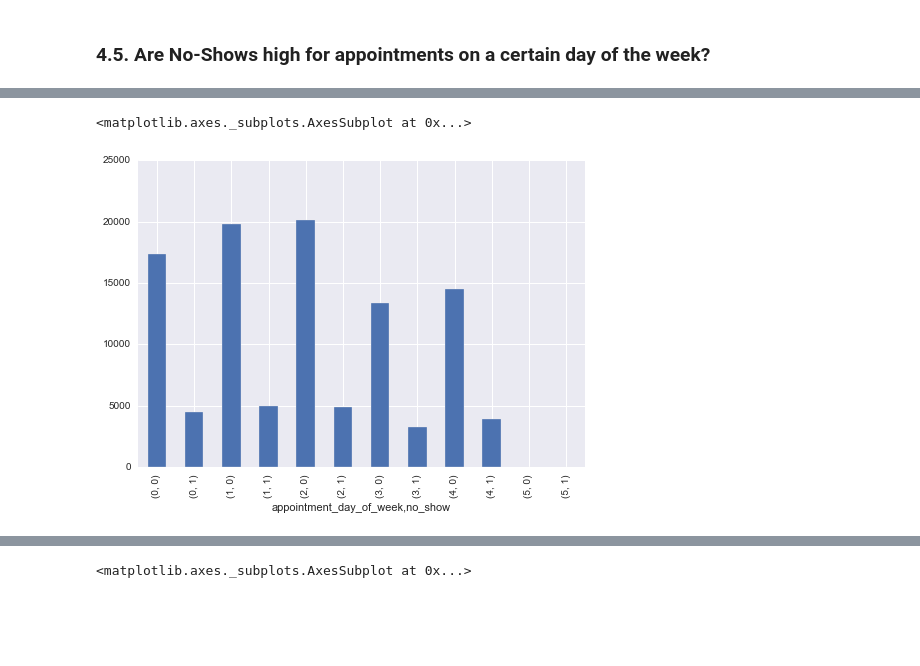
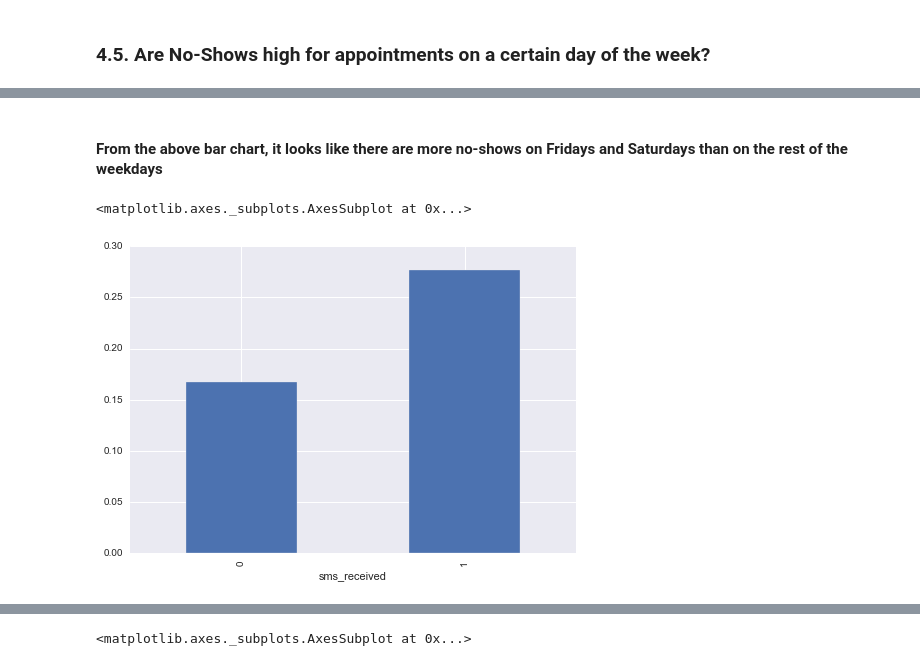
Before and after one commit to walidsi/Udacity_ADA, a Jupyter notebook: No_Show_Appointments_Analysis.ipynb, the cells around one changed output, grey strips where cells are left out. Cells and saved outputs as stored; diff of their text form; code cells hidden in the pictures; blank space fills up the shorter version.

```diff
--- a/No_Show_Appointments_Analysis.ipynb
+++ b/No_Show_Appointments_Analysis.ipynb
@@ -212,7 +214,9 @@ df.head()
 | 4 | 8.841186e+12 | 5642494 | F | 2016-04-29 16:07:23+00:00 | 2016-04-29 00:00:00+00:00 | 56 | JARDIM DA PENHA | 0 | ... |
 # %%
 # Rename columns to lowercase and insert _ to separate words
-df.rename(columns = {'Gender': 'gender',
+df.rename(columns = {'PatientId': 'patient_id',
+                    'AppointmentID': 'appointment_id',
+                    'Gender': 'gender',
                     'ScheduledDay': 'scheduled_day',
                     'AppointmentDay': 'appointment_day',
                     'Age': 'age',
@@ -227,5 +231,5 @@ df.rename(columns = {'Gender': 'gender',
                     'AppointmentDayOfWeek': 'appointment_day_of_week'}, inplace=True)
 # %%
 # drop PatientId and AppointmentID columns as we will not need them for our analysis
-df.drop(['PatientId', 'AppointmentID'], axis=1, inplace=True)
+#df.drop(['PatientId', 'AppointmentID'], axis=1, inplace=True)
 # %%
@@ -233,4 +237,7 @@ df.drop(['PatientId', 'AppointmentID'], axis=1, inplace=True)
 df['no_show'] = df['no_show'].map({'Yes': 1, 'No': 0})
+# %%
+#Convert handcap column to 1,0 for better analysis
+df['handcap'] = df['handcap'].map({0: 0, 1: 1, 2: 1, 3: 1, 4: 1})
 # %%
 # Create a column for the number of days between scheduling the appoointment and the appointment date
 df['lead_days'] = df['appointment_day'].apply(lambda x: x.date) - df['scheduled_day'].apply(lambda x: x.date)
@@ -351,0 +366,7 @@ for att in attributes:
+# %%
+plt.style.use('seaborn')
+labels = ['Showed Up', 'No Show']
+
+fig, ax = plt.subplots(1, 2, figsize=(16, 6))
+df.groupby(['scholarship', 'no_show']).size()[0].plot(kind='pie', autopct='%1.1f%%', shadow=True, startangle=100, explode=(0.1, 0), labels=labels, ylabel="No Scholarship", ax=ax[0])
+df.groupby(['scholarship', 'no_show']).size()[1].plot(kind='pie', autopct='%1.1f%%', shadow=True, startangle=100, explode=(0.1, 0), labels=labels, ylabel="With Scholarship", ax=ax[1])
@@ -354,6 +406,8 @@ for att in attributes:
+# %% [markdown]
+#### From the above bar chart, it looks like there are more no-shows on Fridays and Saturdays than on the rest of the weekdays
 # %%
-group_counts = df.groupby(['appointment_day_of_week']).no_show.value_counts()
+group_counts = df.groupby(['sms_received']).no_show.mean()
 group_counts.plot(kind='bar')
 # %% [output]
 <matplotlib.axes._subplots.AxesSubplot at 0x...>
-[figure, old version]
+[figure, new version]
```
Also changed, not shown: parts of 18 cells of this notebook.
